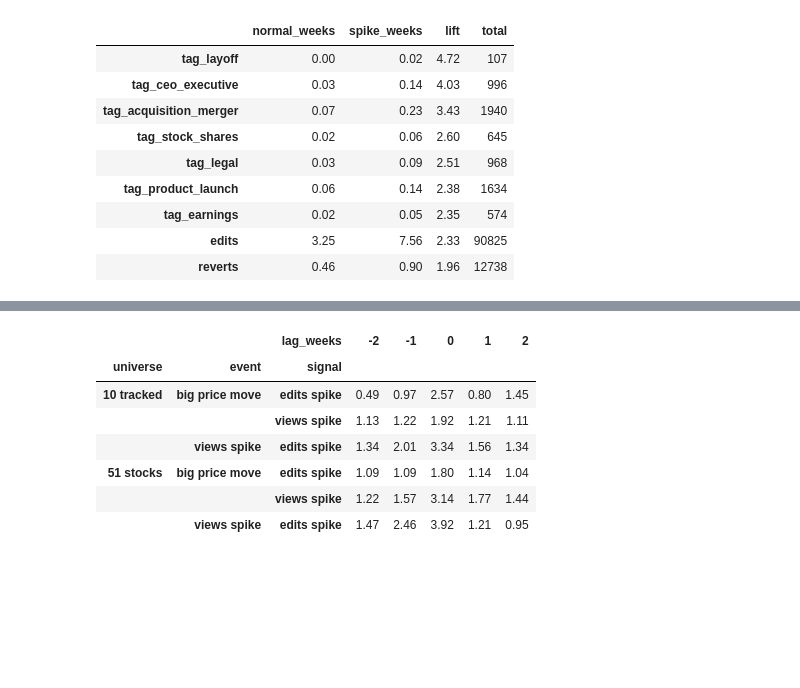
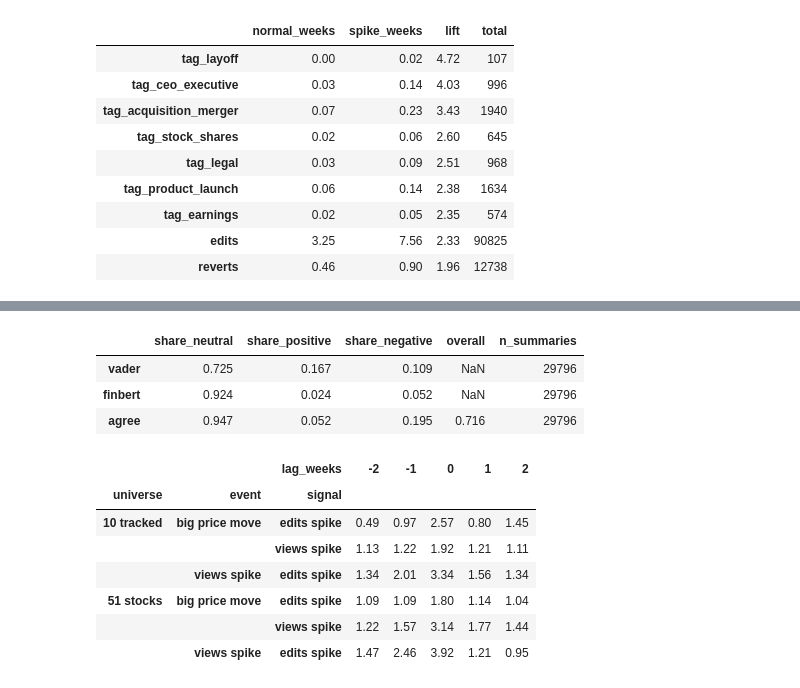
Before and after one commit to prs-016/indicatorlab, a Jupyter notebook: notebooks/wikipedia.ipynb, the cells around one changed output, grey strips where cells are left out. Drawn from its saved outputs; the diff is of its cells as text; code cells hidden in the pictures; blank space fills up the shorter version.

Commit message:
docs: Week 3 report; rerun notebook

```diff
--- a/notebooks/wikipedia.ipynb
+++ b/notebooks/wikipedia.ipynb
@@ -221,5 +221,9 @@ lift.round(2)
 edits_tracked = {t: load_edits(t, universe(MARKET)[t], WIN) for t in TRACKED}
 research_edits = pd.concat([e[e["timestamp"] < HOLDOUT] for e in edits_tracked.values()])
 tone = wa.summary_tone(research_edits["comment"])
-{k: round(v, 3) for k, v in tone.items()}
+print({k: round(v, 3) for k, v in tone.items()})
+# Week 3: the shared FinBERT scorer on the same summaries; `agree` = share of summaries both label the same
+both = wa.summary_tone_compare(research_edits["comment"], PROCESSED / "finbert_cache.csv")
+both.to_csv(OUT / "summary_tone_vader_finbert.csv")
+both.round(3)
 # %% [output]
@@ -231,3 +231,7 @@ tone = wa.summary_tone(research_edits["comment"])
+|  | share_neutral | share_positive | share_negative | overall | n_summaries |
+| vader | 0.725 | 0.167 | 0.109 | NaN | 29796 |
+| finbert | 0.924 | 0.024 | 0.052 | NaN | 29796 |
+| agree | 0.947 | 0.052 | 0.195 | 0.716 | 29796 |
 # %%
 # Timing: edit spikes around view spikes and big price moves (lag < 0: edits came first)
 timing = pd.concat([wa.edit_timing(att_rd[att_rd["ticker"].isin(TRACKED)], prices_r).assign(universe="10 tracked"),
```
Also changed, not shown: parts of 4 cells of this notebook, 3 other files.
